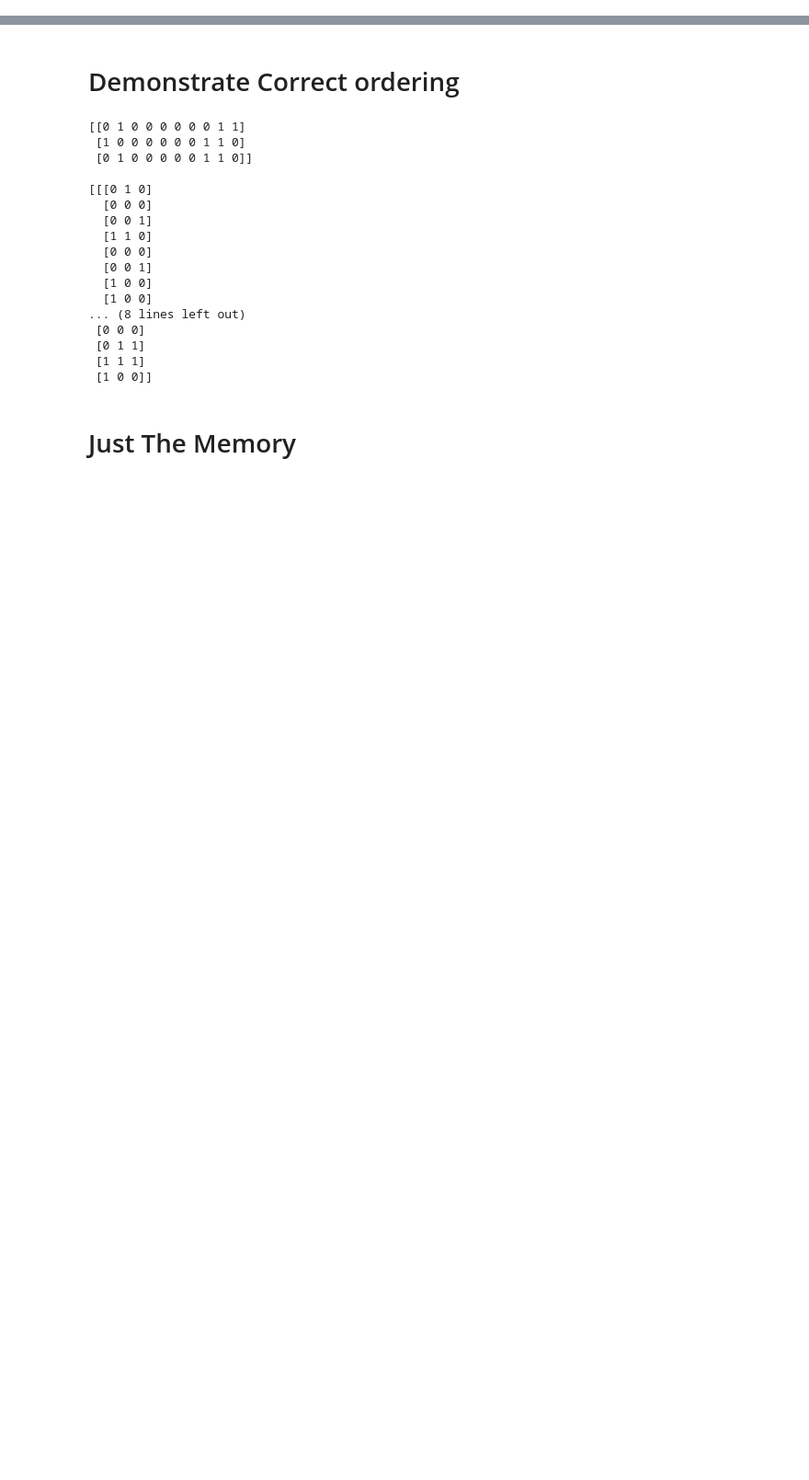
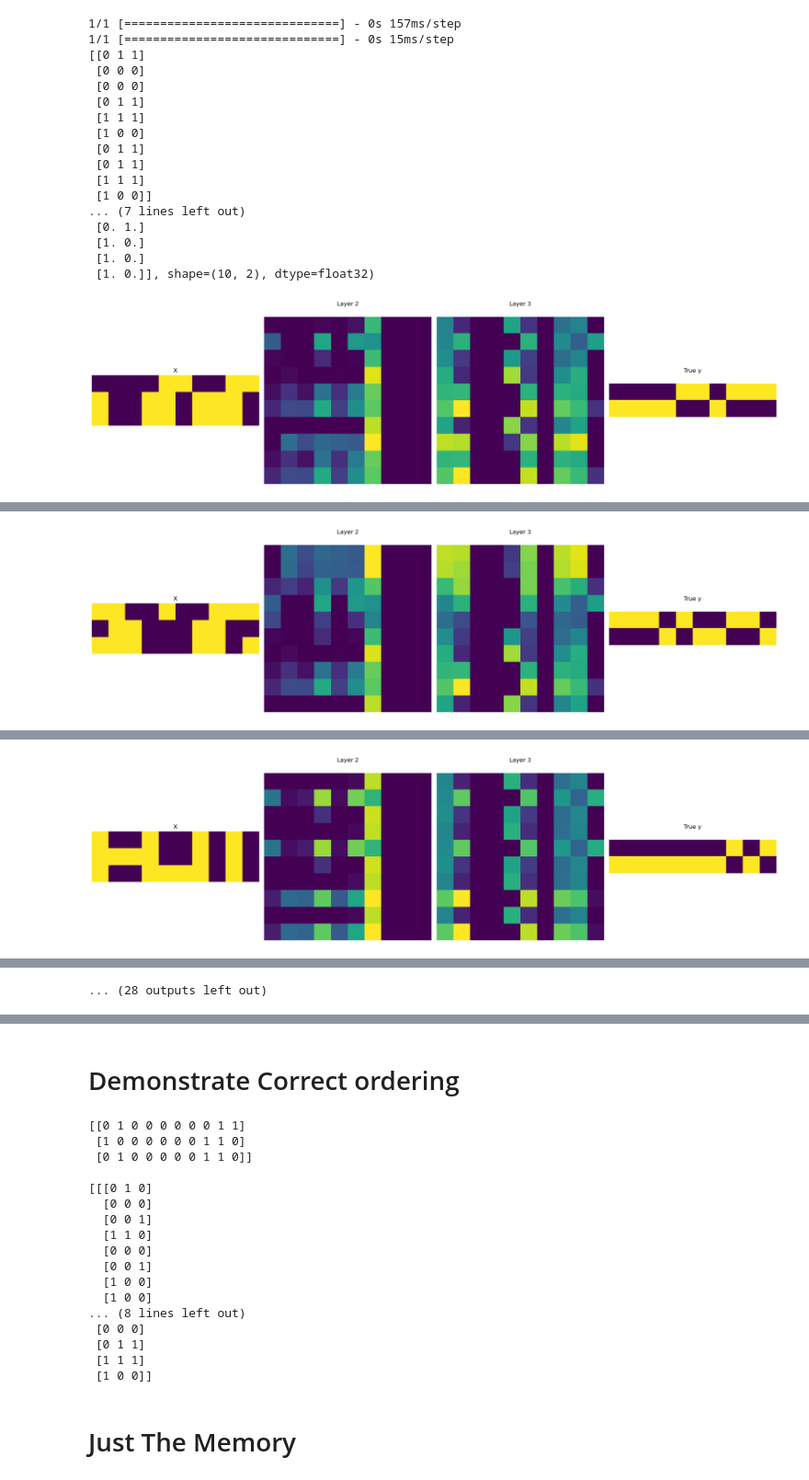
Before and after one commit to Everfade/CNNCAM, a Jupyter notebook: Learning1DCAM.ipynb, the cells around one changed output, grey strips where cells are left out. Shown at 92% size. Saved outputs shown, nothing was run; the diff lists cells and outputs as text; code cells hidden in the pictures; blank space fills up the shorter version.

```diff
--- a/Learning1DCAM.ipynb
+++ b/Learning1DCAM.ipynb
@@ -128,0 +185,68 @@ y_test shape: (128, 10, 2)
+# %%
+
+
+# List to store the output of convolutional layers
+conv_layer_outputs = [layer.output for layer in model.layers if "conv" in layer.name.lower()]
+
+# Create a new model that outputs the activations for every convolutional layer
+activation_model = Model(inputs=model.input, outputs=conv_layer_outputs)
+
+for ind, x in enumerate(x_train[0:20]):
+    x_to_visualize = np.expand_dims(x, axis=0)
+
+    # Get activations and round them
+    activations = activation_model.predict(x_to_visualize)
+   # activations = [np.round(act) for act in activations]
+
+    # Get the output from the original model and round it
+   # model_output = np.round(model.predict(x_to_visualize))
+    model_output =model.predict(x_to_visualize)
+    # Create a subplot for input + last two activations + output
+    num_layers = len(activations)
+    fig, axes = plt.subplots(1,4, figsize=(20, 20))
+
+    # Plot input
+    axes[0].imshow(x_to_visualize[0, :].transpose(), cmap="viridis")
+    axes[0].set_title("X")
+    axes[0].axis("off")
+
+    # Loop through and plot the last two rounded activations
+    for i, activation in enumerate(activations[-2:]):
+        ax = axes[i + 1]
+        ax.matshow(activation[0, :, :], cmap="viridis")
+        ax.set_title(f"Layer {num_layers - 1 + i}")
+        ax.axis("off")
+
+    # prediction
+   #axes[-2].matshow(model_output.transpose(), cmap="viridis")
+   #axes[-2].set_title("Prediction")
+   #axes[-2].axis("off")
+    print(x_train[ind])
+    print(y_train[ind])
+    axes[-1].matshow(np.array(y_train[ind]).transpose(), cmap="viridis")
+    axes[-1].set_title("True y")
+    axes[-1].axis("off")
+
+    plt.tight_layout()
+
+    plt.savefig("mem3activations" + str(ind) + ".png", dpi=300, bbox_inches="tight")
+    plt.show()
+# %% [output]
+1/1 [==============================] - 0s 157ms/step
+1/1 [==============================] - 0s 15ms/step
+[[0 1 1]
+ [0 0 0]
+ [0 0 0]
+ [0 1 1]
+ [1 1 1]
+ [1 0 0]
+ [0 1 1]
+ [0 1 1]
+ [1 1 1]
+ [1 0 0]]
+... (7 lines left out)
+ [0. 1.]
+ [1. 0.]
+ [1. 0.]
+ [1. 0.]], shape=(10, 2), dtype=float32)
+[figure, added]
@@ -128,0 +270 @@ y_test shape: (128, 10, 2)
+[figure, added]
@@ -128,0 +288 @@ y_test shape: (128, 10, 2)
+[figure, added]
@@ -128,0 +343 @@ y_test shape: (128, 10, 2)
+... (28 outputs left out)
```
Also changed, not shown: parts of 21 cells of this notebook, 3 other files.
